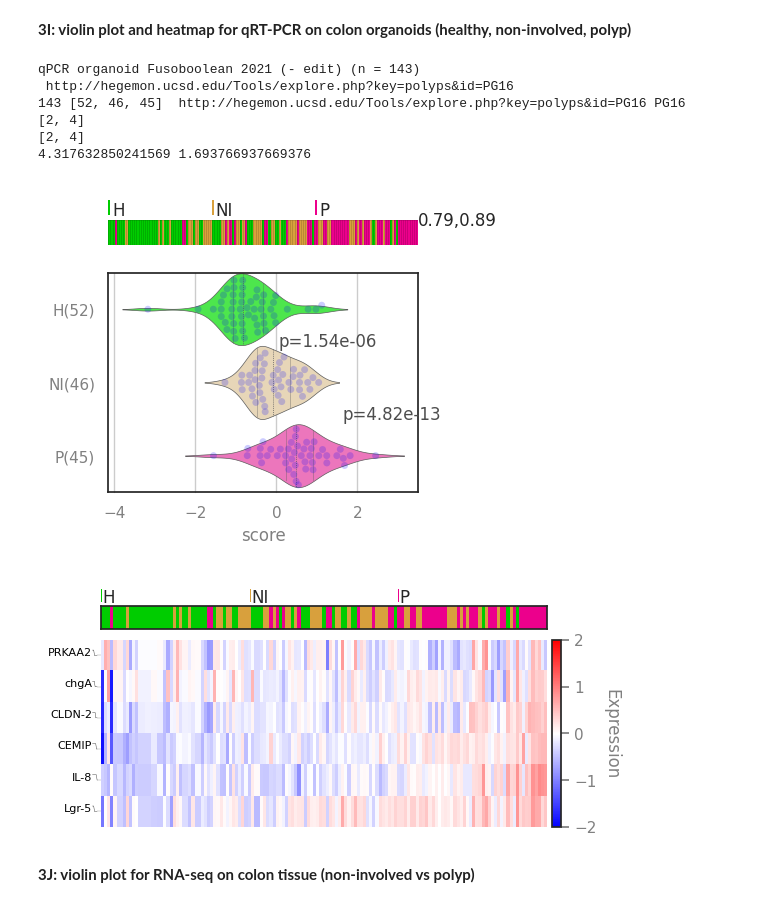
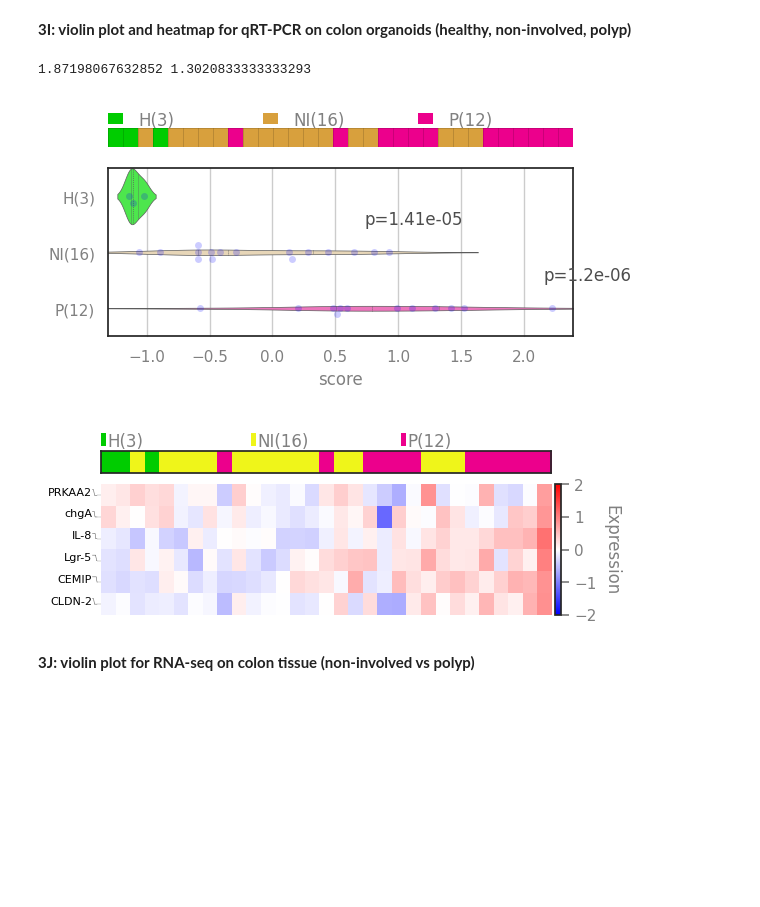
Before and after one commit to sahoo00/BoNE, a Jupyter notebook: MACS/colon-MACS-paper.ipynb, the cells around one changed output. Drawn from its saved outputs; the diff is of its cells as text; code cells hidden in the pictures; blank space fills up the shorter version.

Commit message:
Update figure 3I

```diff
--- a/MACS/colon-MACS-paper.ipynb
+++ b/MACS/colon-MACS-paper.ipynb
@@ -456,38 +456,51 @@ Polyp - Ribodepletion Human 2020 (n = 13)
 [figure]
 # %% [markdown]
 **3I: violin plot and heatmap for qRT-PCR on colon organoids (healthy, non-involved, polyp)**
-# %%
-reload(bone)
-reload(mu)
-ana = mu.PolypAnalysis()
-ana.getqPCR_Hs_org_NI_P(tn=9)
-
-l1 = [['PRKAA2', 'chgA'], ['IL-8', 'CLDN-2', 'CEMIP', 'Lgr-5']]
-wt1 = [-1, 1]
-ana.orderData(l1, wt1)
-fig = mu.processData(ana, l1, wt1, None, 1)
-
-genes = ['PRKAA2', 'chgA', 'IL-8', 'Lgr-5', 'CEMIP', 'CLDN-2']
-
-ofile = "results/3I-heatmap-qPCR-organoid.pdf"
-
-params = {'dx': 10, 'dy': 100, 'spaceAnn': len(ana.order)/len(ana.atypes), 'tAnn': .1, 'widthAnn':.3,
-          'sy': 1, 'thr': 1, 'w': 6, 'h': 6,
-          'genes': genes,
-          'atypes': ana.atypes,'cval': ana.cval}
-
-ana.params.update(params)
-ax, divider = bone.plotHeatmap(ofile, ana.data, ana.col_labels,
-        ana.row_labels, ana.params)
-# %% [output]
-qPCR organoid Fusoboolean 2021 (- edit) (n = 143)
- http://hegemon.ucsd.edu/Tools/explore.php?key=polyps&id=PG16
-143 [52, 46, 45]  http://hegemon.ucsd.edu/Tools/explore.php?key=polyps&id=PG16 PG16
-[2, 4]
-[2, 4]
-4.317632850241569 1.693766937669376
-[figure, removed]
-[figure, removed]
+# %%
+#pdf = bone.getPDF("results/figure-3i.pdf")
+df = pd.read_csv("Supplementary/source-data-3i.txt", sep="\t")
+atypes = ['H', 'NI', 'P']
+ahash = {'H':0, 'NI':1, 'P':2}
+lval = [[], [], []]
+for k in df.index:
+    lval[ahash[df['Type'][k]]] += [df['Score'][k]]
+atypes = [str(atypes[i]) + "("+str(len(lval[i]))+")"
+                for i in range(len(atypes))]
+atype = df['Type']
+aval = [ahash[k] if k in ahash else None for k in atype]
+f_ranks = df['Score']
+i1 = bone.np.argsort(f_ranks)
+cval = bone.np.array([[aval[i] for i in i1]])
+fig = bone.plt.figure(figsize=(6,3), dpi=100)
+bone.plt.subplots_adjust(hspace=0.5, wspace=0.5)
+ax1 = bone.plt.subplot2grid((4, 1), (0, 0))
+ax2 = bone.plt.subplot2grid((4, 1), (1, 0), rowspan=3)
+params = {'spaceAnn': len(atype)/len(atypes), 'tAnn': 1, 'widthAnn':1,
+          'genes': [], 'ax': ax1, 'acolor': bone.acolor}
+ax = bone.plotTitleBar(cval, atypes, params)
+ax = bone.plotViolin(lval, atypes, {'vert':0, 'ax':ax2})
+#pdf.savefig(transparent=True, bbox_inches = 'tight')
+
+
+genes = ['PRKAA2', 'chgA', 'IL-8', 'Lgr-5', 'CEMIP', 'CLDN-2']
+data = df[genes].T.iloc[:,i1]
+col_labels = data.columns
+row_labels = genes
+genes = ['PRKAA2', 'chgA', 'IL-8', 'Lgr-5', 'CEMIP', 'CLDN-2']
+ofile = "results/3I-heatmap-qPCR-organoid.pdf"
+params = {'dx': 20, 'dy': 30, 'spaceAnn': len(atype)/len(atypes),
+          'tAnn': .1, 'widthAnn':.3,
+          'sy': 1, 'thr': 1, 'w': 6, 'h': 3,
+          'genes': genes,
+          'atypes': atypes,'cval': cval}
+ax, divider = bone.plotHeatmap(ofile, data, col_labels,
+        row_labels, params)
+#pdf.savefig(transparent=True, bbox_inches = 'tight')
+#bone.closePDF(pdf)
+# %% [output]
+1.87198067632852 1.3020833333333293
+[figure, added]
+[figure, added]
 # %% [markdown]
 **3J: violin plot for RNA-seq on colon tissue (non-involved vs polyp)**
 # %%
```
Also changed, not shown: parts of 3 cells of this notebook.
